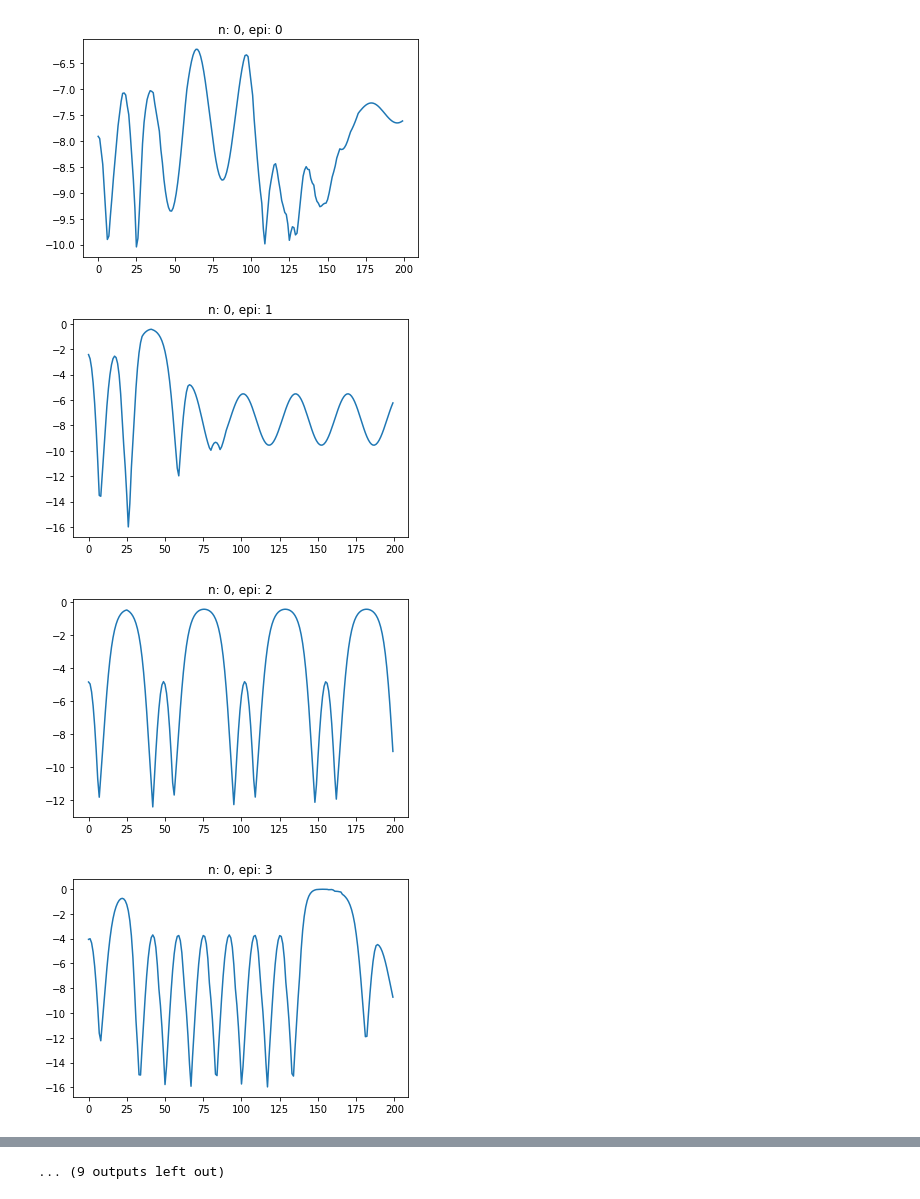
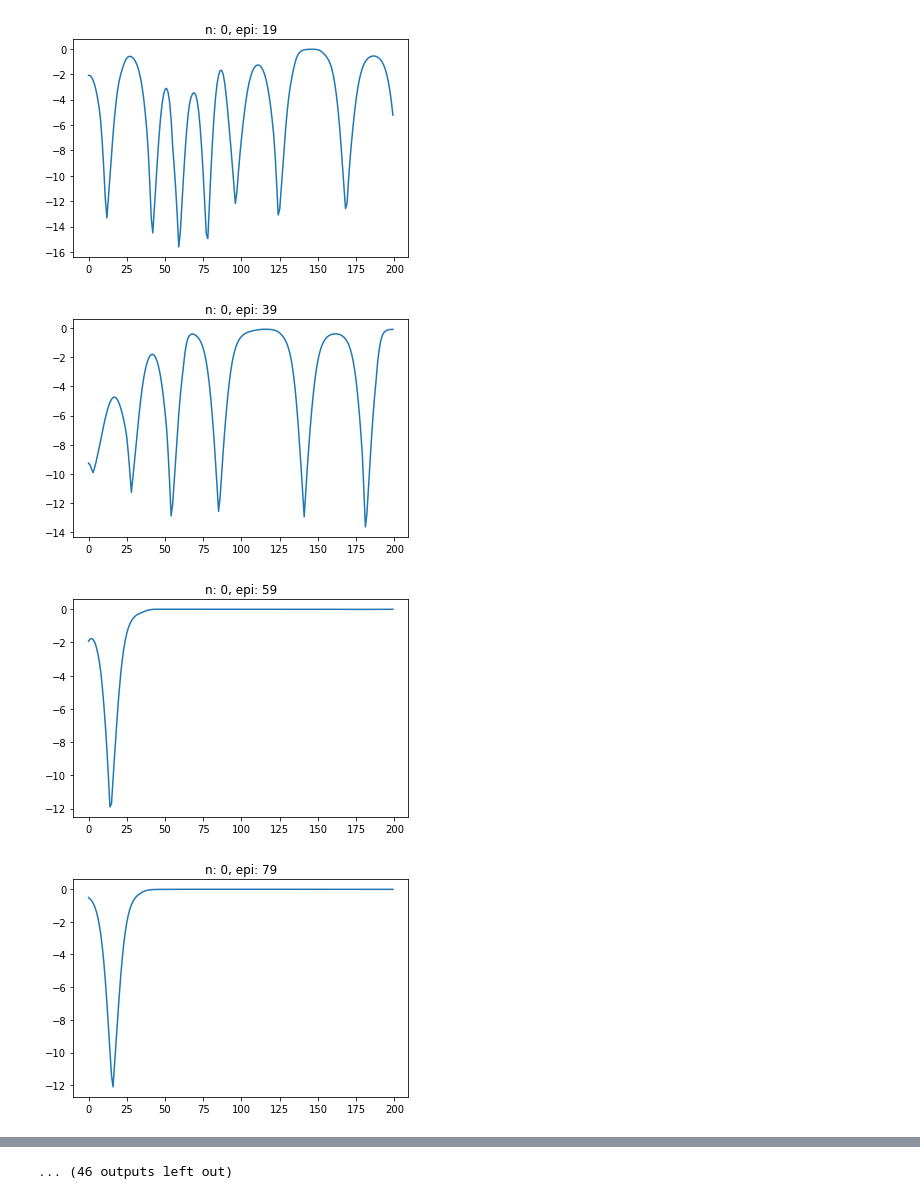
Before and after one commit to meltycriss/tutorial, a Jupyter notebook: gym/pendulum_ddpg.ipynb, the cells around one changed output, grey strips where cells are left out. Drawn from its saved outputs; the diff is of its cells as text; code cells hidden in the pictures.

Commit message:
pendulum_ddpg, bug-free: depth of neural network

```diff
--- a/gym/pendulum_ddpg.ipynb
+++ b/gym/pendulum_ddpg.ipynb
@@ -17,11 +18,11 @@ ENV_NAME = 'Pendulum-v0'
 env = gym.make(ENV_NAME)
 TAU = .01
 GAMMA = .9
-LR_actor = .01
-LR_critic = .01
-EXPERIENCE_CAPACITY = 4000
+LR_actor = .001
+LR_critic = .001
+EXPERIENCE_CAPACITY = 7000
 TARGET_UPDATE_FREQUENCY = 200
-MAX_EPI = 10
+MAX_EPI = 200
 MAX_STEP = 400
 BATCH_SIZE = 32
 #EPSILON = .1
@@ -167,6 +139,8 @@ def replace(target_net, net):
 # %%
+start_time = time.time()
+
 n_vec_r = []
-for n in xrange(2):
+for n in xrange(5):
     target_actor = Actor()
     target_critic = Critic()
     actor = Actor()
@@ -192,54 +166,72 @@ for n in xrange(2):
         local_r = []
 
         for t in xrange(MAX_STEP):
-            #a = choose_action(o, critic)
             a = choose_action(o, actor)
-            a = np.random.normal(a, 3)
-            a = np.clip(a, -2, 2)
 
             o_, r, done, info = env.step(a)
             exp.push(o, a, r, o_)
-
-            dict_critic = copy.deepcopy(critic.state_dict())
 
             update_actor_critic(target_actor, target_critic, \
                                actor, critic, exp, optim_actor, optim_critic)
             update_counter += 1
 
-            dict_critic_diff = {}
-            for key in dict_critic:
-                dict_critic_diff[key] = torch.sum(critic.state_dict()[key] - dict_critic[key])
-            #print dict_critic_diff
-
-            soft_update(target_critic, critic, TAU)
-            soft_update(target_actor, actor, TAU)
-            #if update_counter % TARGET_UPDATE_FREQUENCY == 0:
-            #    update_target(target_actor, target_critic, \
-            #                 actor, critic)
-            #if update_counter % 300 == 0:
-            #    replace(target_critic, critic)
-            #if update_counter % 500 == 0:
-            #    replace(target_actor, actor)
+            if update_counter % TARGET_UPDATE_FREQUENCY == 0:
+                update_target(target_actor, target_critic, \
+                             actor, critic)
 
             local_r.append(r)
             acc_r += r
             o = o_
             if done:
                 break
 
         if epi % (MAX_EPI/10) == (MAX_EPI/10)-1:
             plt.plot(xrange(len(local_r)), local_r)
             plt.title('n: {}, epi: {}'.format(n, epi))
             plt.show()
 
         vec_r.append(acc_r)
     n_vec_r.append(vec_r)
 
+print("--- %s seconds ---" % (time.time() - start_time))
+
+record = np.array(n_vec_r)
+mu = record.mean(axis=0)
+sigma = record.std(axis=0)
+lower_bound = mu-sigma
+upper_bound = mu+sigma
+
+str_training_method = type(optim_critic).__name__
+str_network_structure = 'c: s+a & 2 hidden ,a: 2 hidden(no tanh)'
+str_learning_rate = LR_actor
+
+plt.plot(xrange(len(mu)), mu, color='red')
+plt.fill_between(xrange(len(mu)), lower_bound, upper_bound, facecolor='blue', alpha=0.5)
+plt.title('Pendulum with DDPG \n (net={}, opt={}, lr={})'.format(str_network_structure, str_training_method, str_learning_rate))
+plt.xlabel('episode')
+plt.ylabel('total reward', rotation=45)
+plt.savefig('net={}_opt={}_lr={}_summary.png'.format(str_network_structure, str_training_method, str_learning_rate))
+plt.show()
+
+best = record.max(0)
+plt.plot(xrange(len(best)), best, color='red')
+plt.title('Pendulum with DDPG \n (net={}, opt={}, lr={})'.format(str_network_structure, str_training_method, str_learning_rate))
+plt.xlabel('episode')
+plt.ylabel('best total reward', rotation=45)
+plt.savefig('net={}_opt={}_lr={}_max.png'.format(str_network_structure, str_training_method, str_learning_rate))
+plt.show()
+
+
 for i, vec in enumerate(n_vec_r):
     plt.plot(xrange(len(vec)), vec, label='{}'.format(i))
-plt.show()
+    plt.legend()
+    plt.title('Pendulum with DDPG: {} \n (net={}, opt={}, lr={})'.format(i, str_network_structure, str_training_method, str_learning_rate))
+    plt.xlabel('episode')
+    plt.ylabel('total reward', rotation=45)
+    plt.savefig('net={}_opt={}_lr={}_{}.png'.format(str_network_structure, str_training_method, str_learning_rate, i))
+    plt.show()
 # %% [output]
-[figure, old version]
+[figure, new version]
-[figure, old version]
+[figure, new version]
-[figure, old version]
+[figure, new version]
-[figure, old version]
+[figure, new version]
@@ -254 +246 @@ plt.show()
-... (9 outputs left out)
+... (46 outputs left out)
```
Also changed, not shown: parts of 7 cells of this notebook, 5 other files.
